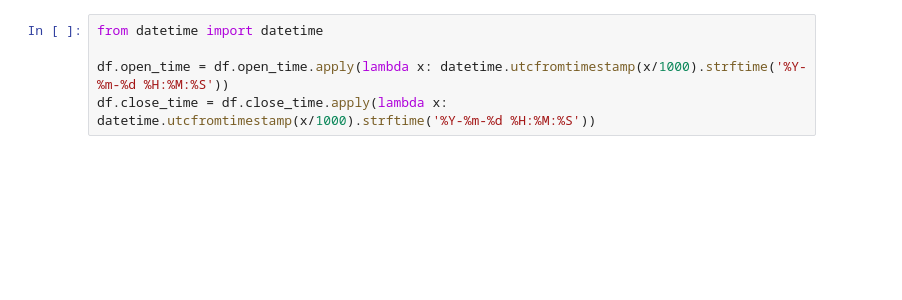
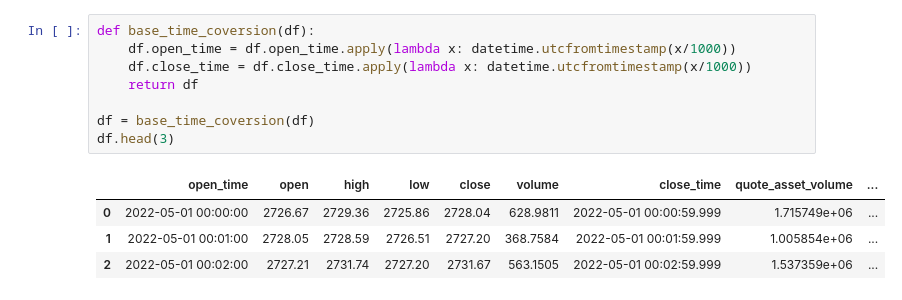
Before and after one commit to CryptoBotTeam889/cryptobot, a Jupyter notebook: notebooks/Data Preprocessing.ipynb, the cells around one changed output. Cells and saved outputs as stored; diff of their text form; blank space fills up the shorter version.

```diff
--- a/notebooks/Data Preprocessing.ipynb
+++ b/notebooks/Data Preprocessing.ipynb
@@ -46,7 +49,15 @@ Data columns (total 12 columns):
 dtypes: float64(8), int64(4)
 memory usage: 4.1 MB
 # %%
-from datetime import datetime
+def base_time_coversion(df):
+    df.open_time = df.open_time.apply(lambda x: datetime.utcfromtimestamp(x/1000))
+    df.close_time = df.close_time.apply(lambda x: datetime.utcfromtimestamp(x/1000))
+    return df
 
-df.open_time = df.open_time.apply(lambda x: datetime.utcfromtimestamp(x/1000).strftime('%Y-%m-%d %H:%M:%S'))
-df.close_time = df.close_time.apply(lambda x: datetime.utcfromtimestamp(x/1000).strftime('%Y-%m-%d %H:%M:%S'))
+df = base_time_coversion(df)
+df.head(3)
+# %% [output]
+|  | open_time | open | high | low | close | volume | close_time | quote_asset_volume | ... |
+| 0 | 2022-05-01 00:00:00 | 2726.67 | 2729.36 | 2725.86 | 2728.04 | 628.9811 | 2022-05-01 00:00:59.999 | 1.715749e+06 | ... |
+| 1 | 2022-05-01 00:01:00 | 2728.05 | 2728.59 | 2726.51 | 2727.20 | 368.7584 | 2022-05-01 00:01:59.999 | 1.005854e+06 | ... |
+| 2 | 2022-05-01 00:02:00 | 2727.21 | 2731.74 | 2727.20 | 2731.67 | 563.1505 | 2022-05-01 00:02:59.999 | 1.537359e+06 | ... |
```
Also changed, not shown: parts of 26 cells of this notebook.
